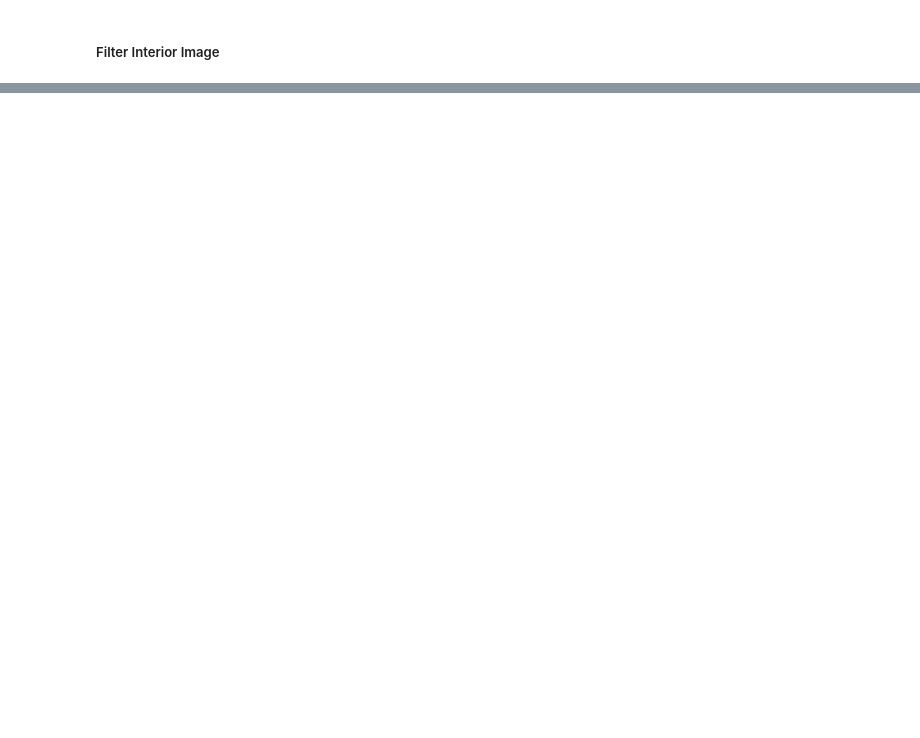
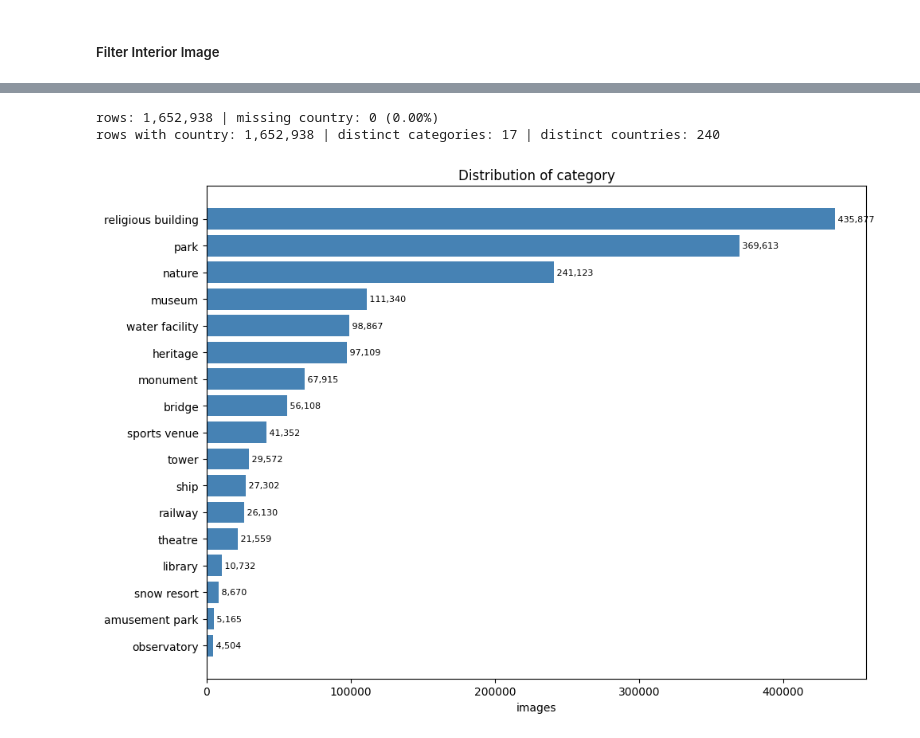
Before and after one commit to fhrzn/geocir, a Jupyter notebook: notebooks/wikidata.ipynb, the cells around one changed output, grey strips where cells are left out. Cells and saved outputs as stored; diff of their text form; code cells hidden in the pictures; blank space fills up the shorter version.

```diff
--- a/notebooks/wikidata.ipynb
+++ b/notebooks/wikidata.ipynb
@@ -1527,0 +780,43 @@ shape: (240, 8)
+# %%
+eda = df_tag_clean
+
+n_total = len(df_tag_clean)
+n_no_country = eda["country"].is_null().sum()
+print(
+    f"rows: {n_total:,} | missing country: {n_no_country:,} "
+    f"({n_no_country / n_total:.2%})"
+)
+
+# country-level views drop rows we cannot place
+eda_geo = eda.filter(pl.col("country").is_not_null())
+print(
+    f"rows with country: {len(eda_geo):,} | "
+    f"distinct categories: {eda['category'].n_unique()} | "
+    f"distinct countries: {eda_geo['country'].n_unique()}"
+)
+# %% [output]
+rows: 1,652,938 | missing country: 0 (0.00%)
+rows with country: 1,652,938 | distinct categories: 17 | distinct countries: 240
+# %%
+# 1. Distribution of the category column
+cat_dist = (
+    eda.group_by("category")
+    .agg(pl.len().alias("n"))
+    .sort("n", descending=True)
+    .with_columns((pl.col("n") / pl.col("n").sum()).alias("pct"))
+)
+
+# with pl.Config(tbl_rows=-1):
+#     print(cat_dist)
+
+fig, ax = plt.subplots(figsize=(10, max(4, 0.42 * len(cat_dist))))
+ax.barh(cat_dist["category"], cat_dist["n"], color="steelblue")
+ax.invert_yaxis()
+ax.set_xlabel("images")
+ax.set_title("Distribution of category")
+for y, v in enumerate(cat_dist["n"]):
+    ax.text(v, y, f" {v:,}", va="center", fontsize=8)
+plt.tight_layout()
+plt.show()
+# %% [output]
+[figure, added]
```
Also changed, not shown: parts of 77 cells of this notebook.
